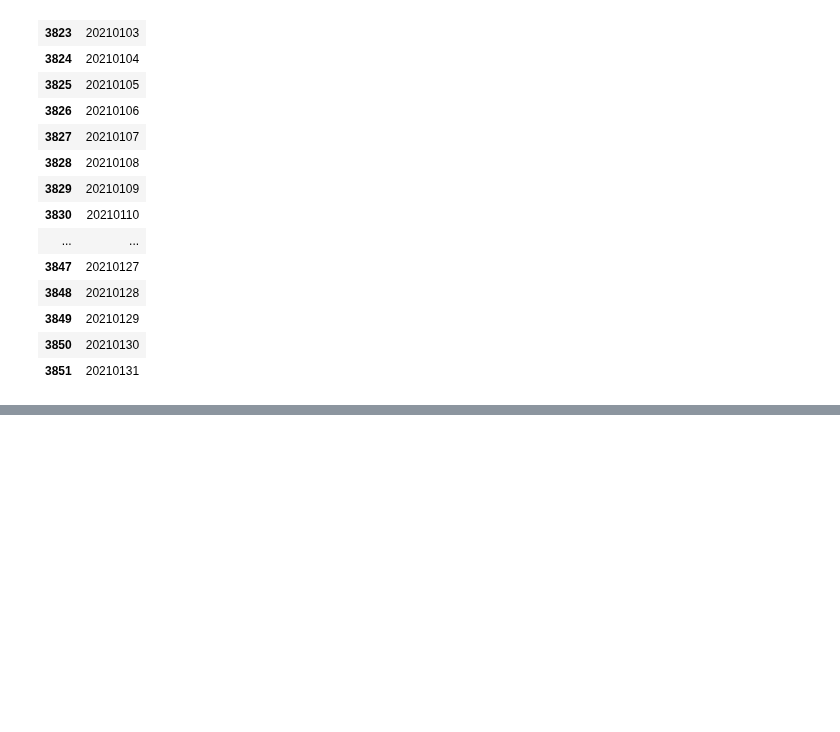
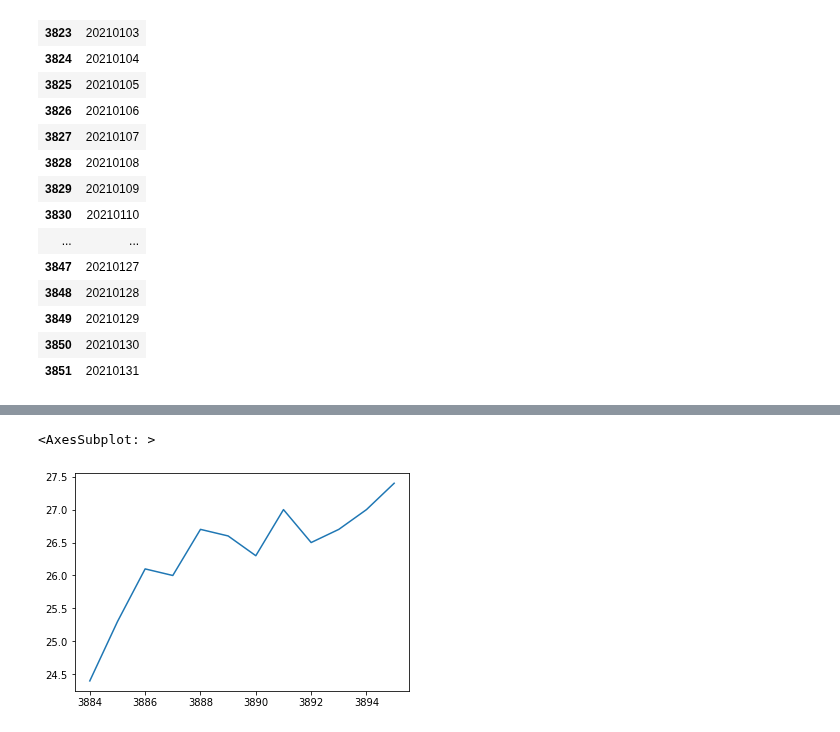
Before and after one commit to Jeongho-cho/Climate-Data-Daily-IDN, a Jupyter notebook: climate.ipynb, the cells around one changed output, grey strips where cells are left out. Saved outputs shown, nothing was run; the diff lists cells and outputs as text; code cells hidden in the pictures; blank space fills up the shorter version.

```diff
--- a/climate.ipynb
+++ b/climate.ipynb
@@ -717,3 +717,5 @@ X_data_2[X_data_2['date'] >= 20210101][['date']]
 | 3849 | 20210129 |
 | 3850 | 20210130 |
 | 3851 | 20210131 |
+# %%
+cm = pd.read_csv("climate_re_re_re.csv",index_col= 0)
@@ -719,0 +744,4 @@ X_data_2[X_data_2['date'] >= 20210101][['date']]
+# %%
+cm_ks = cm[cm['region_name'] == 'Kota Sabang']
+# %%
+cm_ks = cm_ks.sort_values(by = 'date')
@@ -719,0 +750,2 @@ X_data_2[X_data_2['date'] >= 20210101][['date']]
+# %%
+cm_test = cm_ks.iloc[-12:]
@@ -719,0 +841,5 @@ X_data_2[X_data_2['date'] >= 20210101][['date']]
+# %%
+cm_test['Tavg'].plot()
+# %% [output]
+<AxesSubplot: >
+[figure, added]
```
Also changed, not shown: parts of 17 cells of this notebook.
